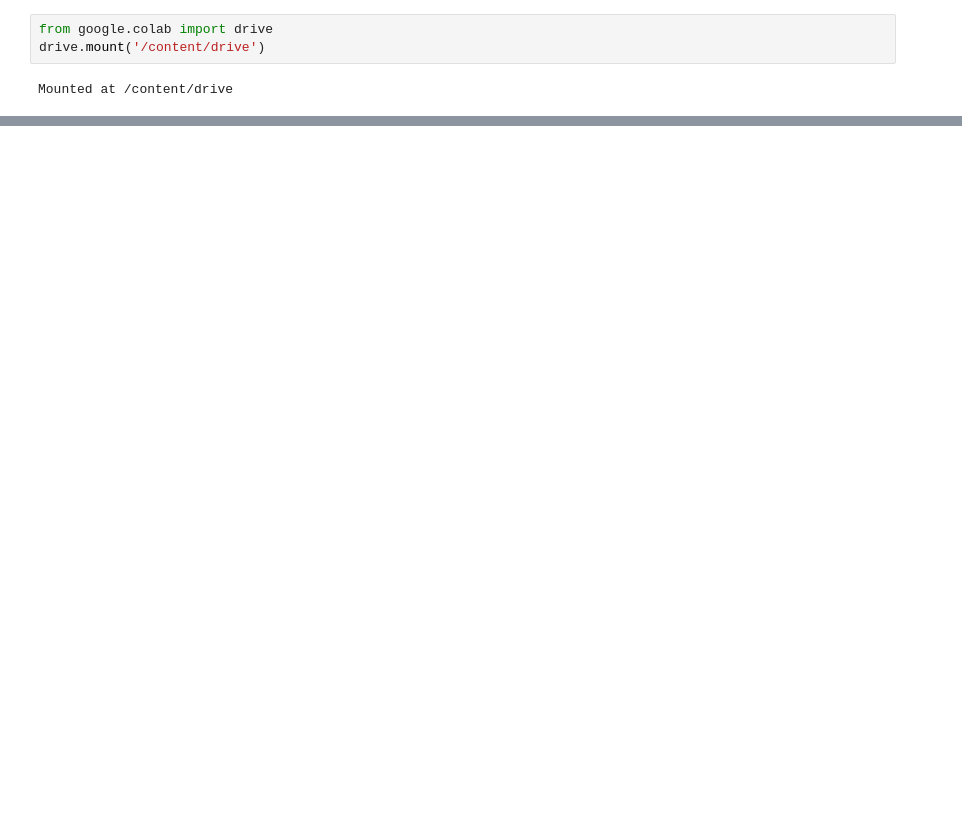
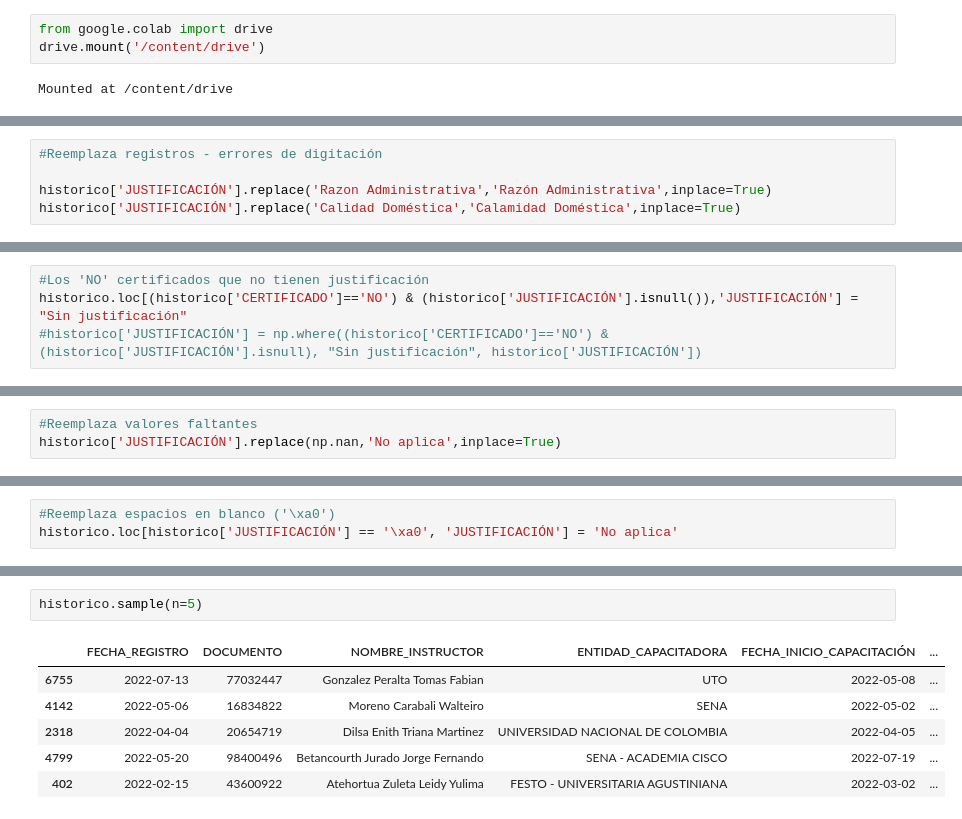
Before and after one commit to diego-borja/SENA, a Jupyter notebook: Histórico_ENI_2022.ipynb, the cells around one changed output, grey strips where cells are left out. Cells and saved outputs as stored; diff of their text form; blank space fills up the shorter version.

```diff
--- a/Histórico_ENI_2022.ipynb
+++ b/Histórico_ENI_2022.ipynb
@@ -49,0 +246,5 @@ Name: N° Cédula del Participante, Length: 7133, dtype: object
+# %%
+#Reemplaza registros - errores de digitación
+
+historico['JUSTIFICACIÓN'].replace('Razon Administrativa','Razón Administrativa',inplace=True)
+historico['JUSTIFICACIÓN'].replace('Calidad Doméstica','Calamidad Doméstica',inplace=True)
@@ -49,0 +256,4 @@ Name: N° Cédula del Participante, Length: 7133, dtype: object
+# %%
+#Los 'NO' certificados que no tienen justificación
+historico.loc[(historico['CERTIFICADO']=='NO') & (historico['JUSTIFICACIÓN'].isnull()),'JUSTIFICACIÓN'] = "Sin justificación"
+#historico['JUSTIFICACIÓN'] = np.where((historico['CERTIFICADO']=='NO') & (historico['JUSTIFICACIÓN'].isnull), "Sin justificación", historico['JUSTIFICACIÓN'])
@@ -49,0 +266,3 @@ Name: N° Cédula del Participante, Length: 7133, dtype: object
+# %%
+#Reemplaza valores faltantes
+historico['JUSTIFICACIÓN'].replace(np.nan,'No aplica',inplace=True)
@@ -49,0 +274,3 @@ Name: N° Cédula del Participante, Length: 7133, dtype: object
+# %%
+#Reemplaza espacios en blanco ('\xa0')
+historico.loc[historico['JUSTIFICACIÓN'] == '\xa0', 'JUSTIFICACIÓN'] = 'No aplica'
@@ -49,0 +302,9 @@ Name: N° Cédula del Participante, Length: 7133, dtype: object
+# %%
+historico.sample(n=5)
+# %% [output]
+|  | FECHA_REGISTRO | DOCUMENTO | NOMBRE_INSTRUCTOR | ENTIDAD_CAPACITADORA | FECHA_INICIO_CAPACITACIÓN | ... |
+| 6755 | 2022-07-13 | 77032447 | Gonzalez Peralta Tomas Fabian | UTO | 2022-05-08 | ... |
+| 4142 | 2022-05-06 | 16834822 | Moreno Carabali Walteiro | SENA | 2022-05-02 | ... |
+| 2318 | 2022-04-04 | 20654719 | Dilsa Enith Triana Martinez | UNIVERSIDAD NACIONAL DE COLOMBIA | 2022-04-05 | ... |
+| 4799 | 2022-05-20 | 98400496 | Betancourth Jurado Jorge Fernando | SENA - ACADEMIA CISCO | 2022-07-19 | ... |
+| 402 | 2022-02-15 | 43600922 | Atehortua Zuleta Leidy Yulima | FESTO - UNIVERSITARIA AGUSTINIANA | 2022-03-02 | ... |
```
Also changed, not shown: parts of 45 cells of this notebook.
